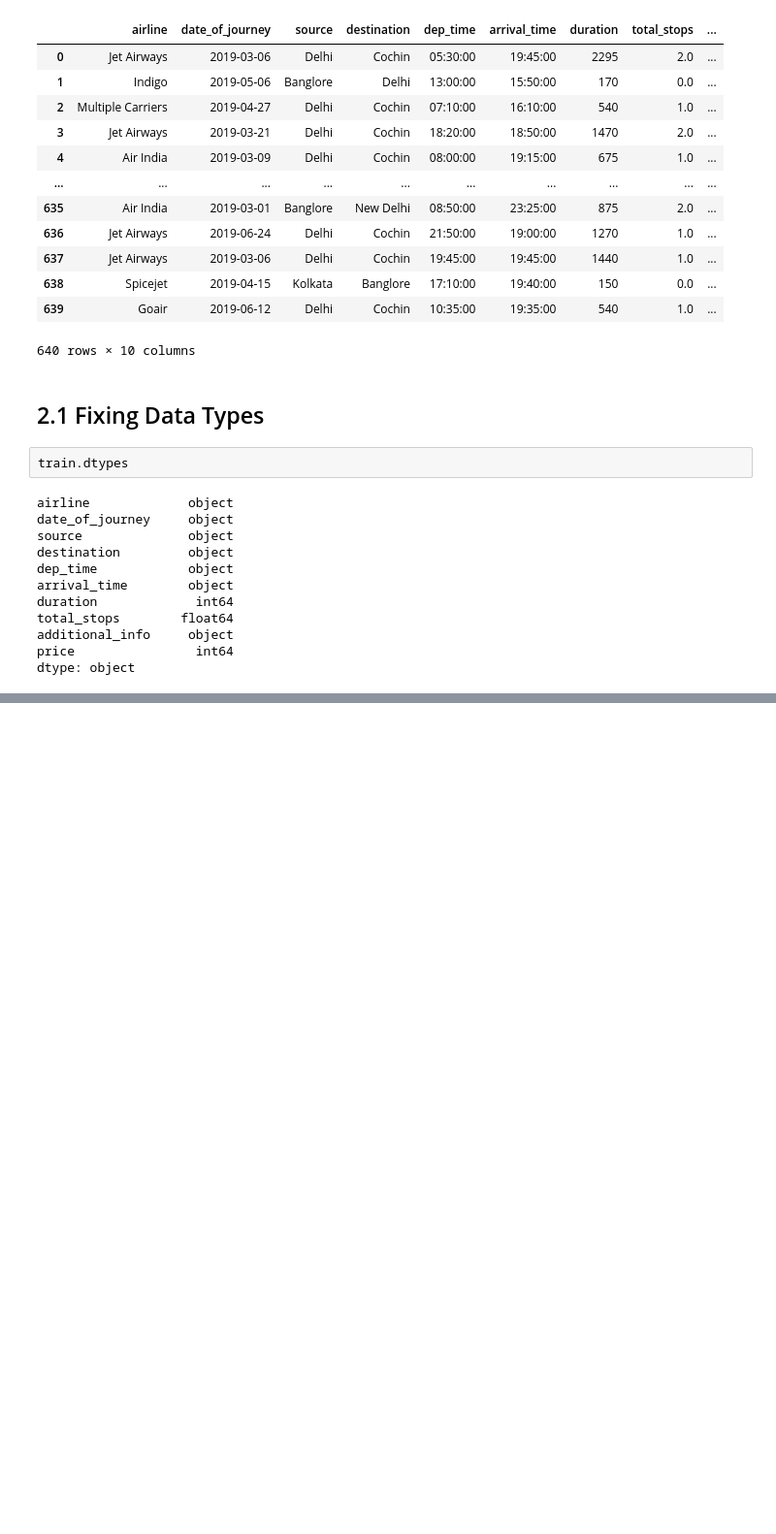
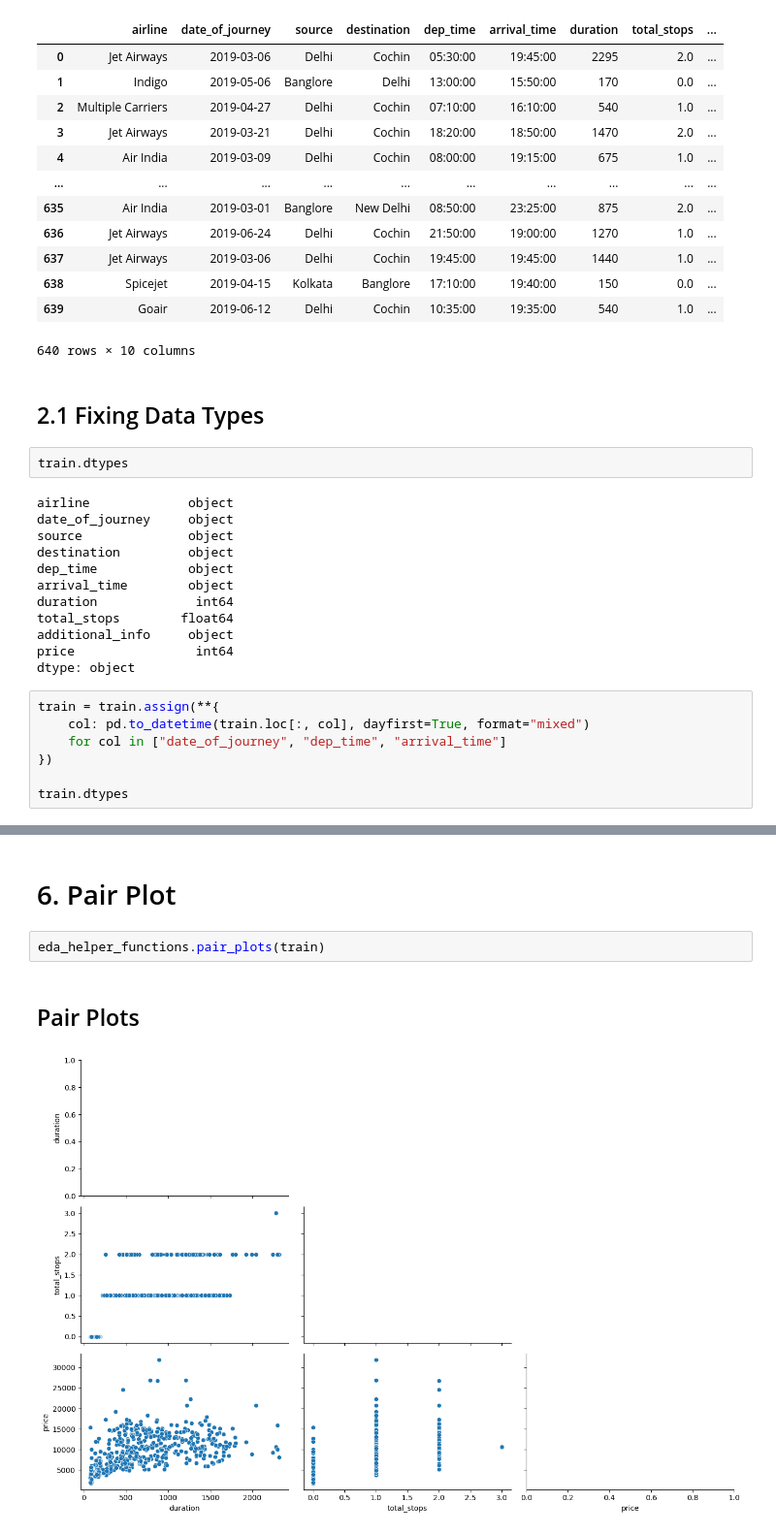
Before and after one commit to RahulSaini789/flight-price-prediction, a Jupyter notebook: notebook/eda.ipynb, the cells around one changed output, grey strips where cells are left out. Shown: that part at 97% size. Cells and saved outputs as stored; diff of their text form; blank space fills up the shorter version.

```diff
--- a/notebook/eda.ipynb
+++ b/notebook/eda.ipynb
@@ -49,3 +49,10 @@ total_stops        float64
 additional_info     object
 price                int64
 dtype: object
+# %%
+train = train.assign(**{
+	col: pd.to_datetime(train.loc[:, col], dayfirst=True, format="mixed")
+	for col in ["date_of_journey", "dep_time", "arrival_time"]
+})
+
+train.dtypes
@@ -51,0 +154,7 @@ dtype: object
+# %% [markdown]
+# 6. Pair Plot
+# %%
+eda_helper_functions.pair_plots(train)
+# %% [output]
+Pair Plots
+[figure, added]
```
Also changed, not shown: parts of 22 cells of this notebook.
